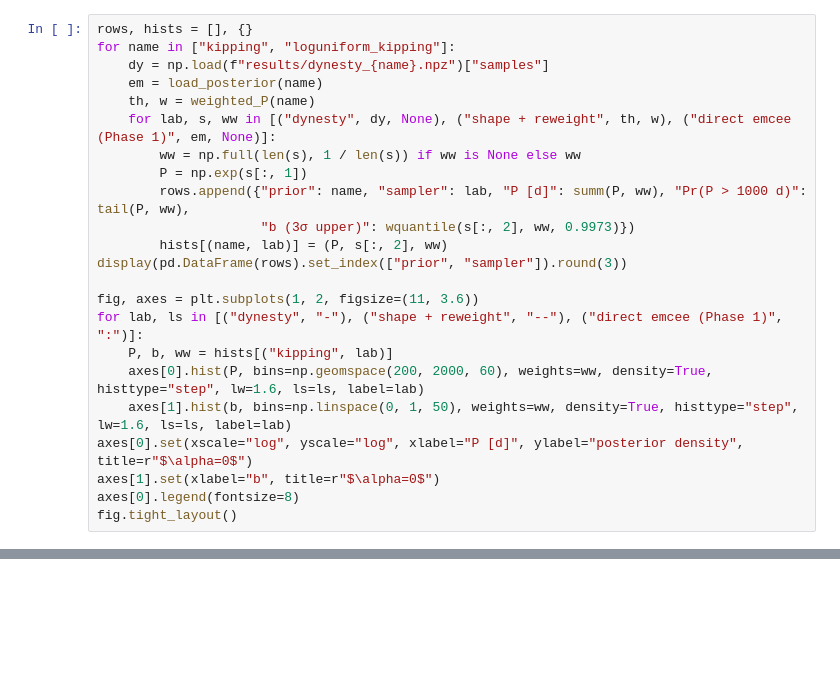
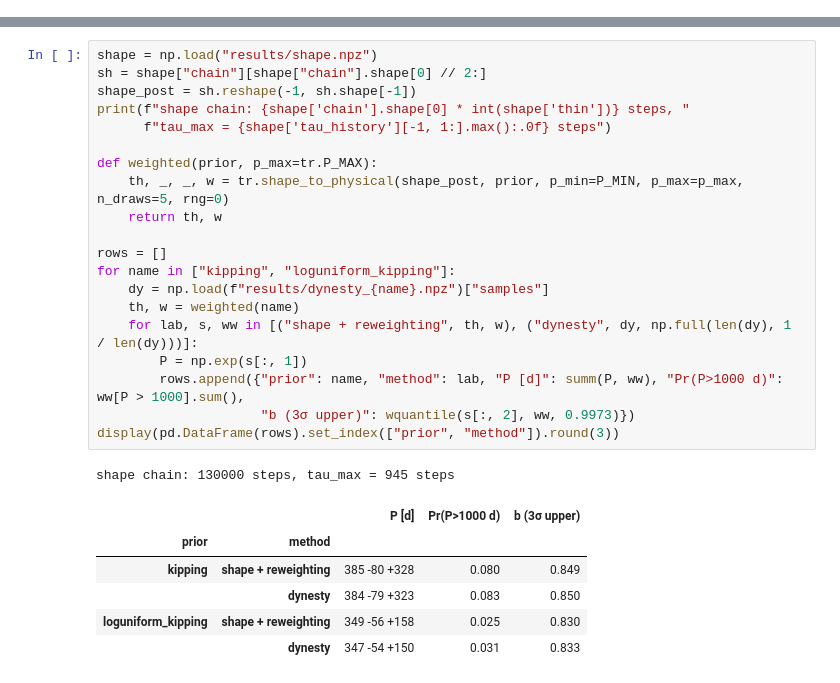
Before and after one commit to sophiakugler/hd137010b-bayes, a Jupyter notebook: ian/03_prior_predictive.ipynb, the cells around one changed output, grey strips where cells are left out. Saved outputs shown, nothing was run; the diff lists cells and outputs as text; blank space fills up the shorter version.

```diff
--- a/ian/03_prior_predictive.ipynb
+++ b/ian/03_prior_predictive.ipynb
@@ -314,23 +0,0 @@ alpha = 0, chain quarters (post burn-in):
-# %%
-rows, hists = [], {}
-for name in ["kipping", "loguniform_kipping"]:
-    dy = np.load(f"results/dynesty_{name}.npz")["samples"]
-    em = load_posterior(name)
-    th, w = weighted_P(name)
-    for lab, s, ww in [("dynesty", dy, None), ("shape + reweight", th, w), ("direct emcee (Phase 1)", em, None)]:
-        ww = np.full(len(s), 1 / len(s)) if ww is None else ww
-        P = np.exp(s[:, 1])
-        rows.append({"prior": name, "sampler": lab, "P [d]": summ(P, ww), "Pr(P > 1000 d)": tail(P, ww),
-                     "b (3σ upper)": wquantile(s[:, 2], ww, 0.9973)})
-        hists[(name, lab)] = (P, s[:, 2], ww)
-display(pd.DataFrame(rows).set_index(["prior", "sampler"]).round(3))
-
-fig, axes = plt.subplots(1, 2, figsize=(11, 3.6))
-for lab, ls in [("dynesty", "-"), ("shape + reweight", "--"), ("direct emcee (Phase 1)", ":")]:
-    P, b, ww = hists[("kipping", lab)]
-    axes[0].hist(P, bins=np.geomspace(200, 2000, 60), weights=ww, density=True, histtype="step", lw=1.6, ls=ls, label=lab)
-    axes[1].hist(b, bins=np.linspace(0, 1, 50), weights=ww, density=True, histtype="step", lw=1.6, ls=ls, label=lab)
-axes[0].set(xscale="log", yscale="log", xlabel="P [d]", ylabel="posterior density", title=r"$\alpha=0$")
-axes[1].set(xlabel="b", title=r"$\alpha=0$")
-axes[0].legend(fontsize=8)
-fig.tight_layout()
@@ -509,0 +231,28 @@ cross-check. The correlated-noise issue from Phase 1 is still open.
+# %%
+shape = np.load("results/shape.npz")
+sh = shape["chain"][shape["chain"].shape[0] // 2:]
+shape_post = sh.reshape(-1, sh.shape[-1])
+print(f"shape chain: {shape['chain'].shape[0] * int(shape['thin'])} steps, "
+      f"tau_max = {shape['tau_history'][-1, 1:].max():.0f} steps")
+
+def weighted(prior, p_max=tr.P_MAX):
+    th, _, _, w = tr.shape_to_physical(shape_post, prior, p_min=P_MIN, p_max=p_max, n_draws=5, rng=0)
+    return th, w
+
+rows = []
+for name in ["kipping", "loguniform_kipping"]:
+    dy = np.load(f"results/dynesty_{name}.npz")["samples"]
+    th, w = weighted(name)
+    for lab, s, ww in [("shape + reweighting", th, w), ("dynesty", dy, np.full(len(dy), 1 / len(dy)))]:
+        P = np.exp(s[:, 1])
+        rows.append({"prior": name, "method": lab, "P [d]": summ(P, ww), "Pr(P>1000 d)": ww[P > 1000].sum(),
+                     "b (3σ upper)": wquantile(s[:, 2], ww, 0.9973)})
+display(pd.DataFrame(rows).set_index(["prior", "method"]).round(3))
+# %% [output]
+shape chain: 130000 steps, tau_max = 945 steps
+|  |  | P [d] | Pr(P>1000 d) | b (3σ upper) |
+| prior | method |  |  |  |
+| kipping | shape + reweighting | 385 -80 +328 | 0.080 | 0.849 |
+|  | dynesty | 384 -79 +323 | 0.083 | 0.850 |
+| loguniform_kipping | shape + reweighting | 349 -56 +158 | 0.025 | 0.830 |
+|  | dynesty | 347 -54 +150 | 0.031 | 0.833 |
```
Also changed, not shown: parts of 39 cells of this notebook, 5 other files.
